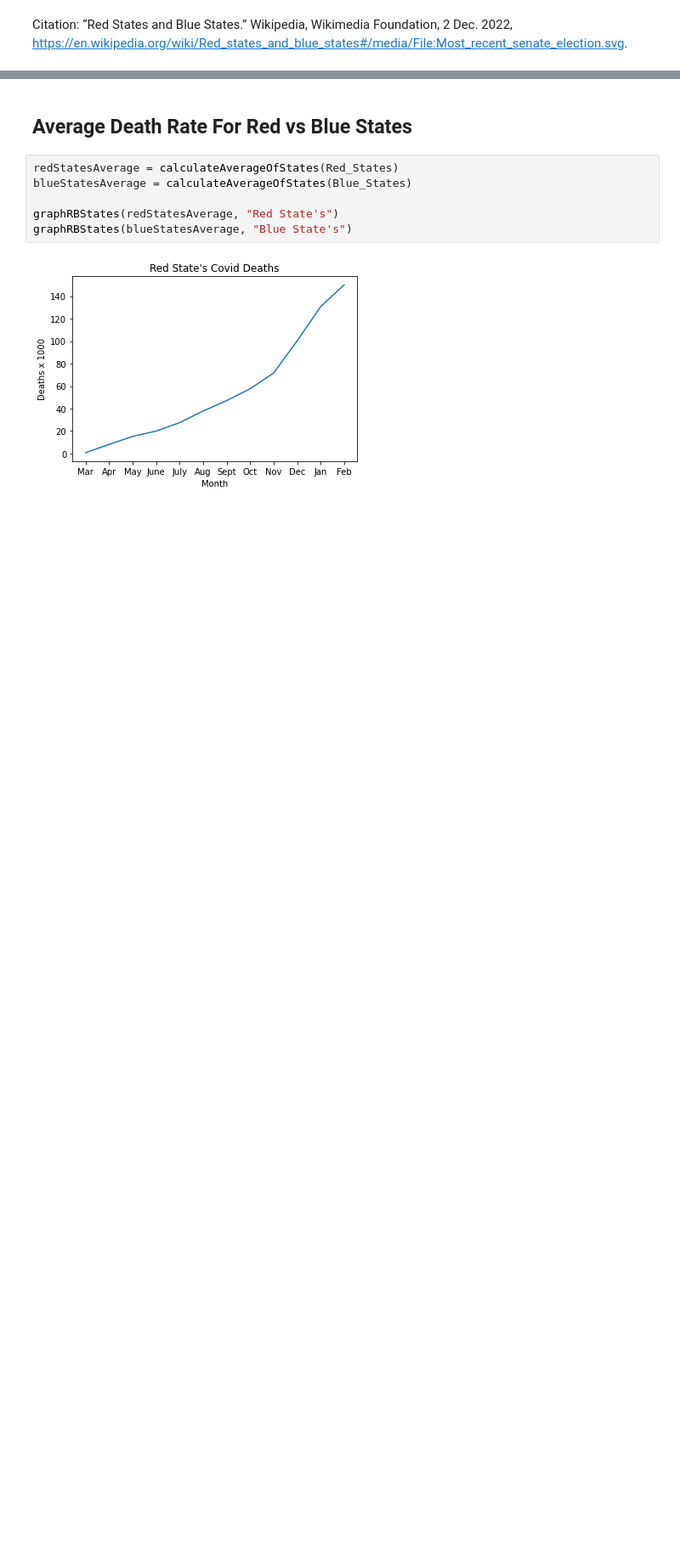
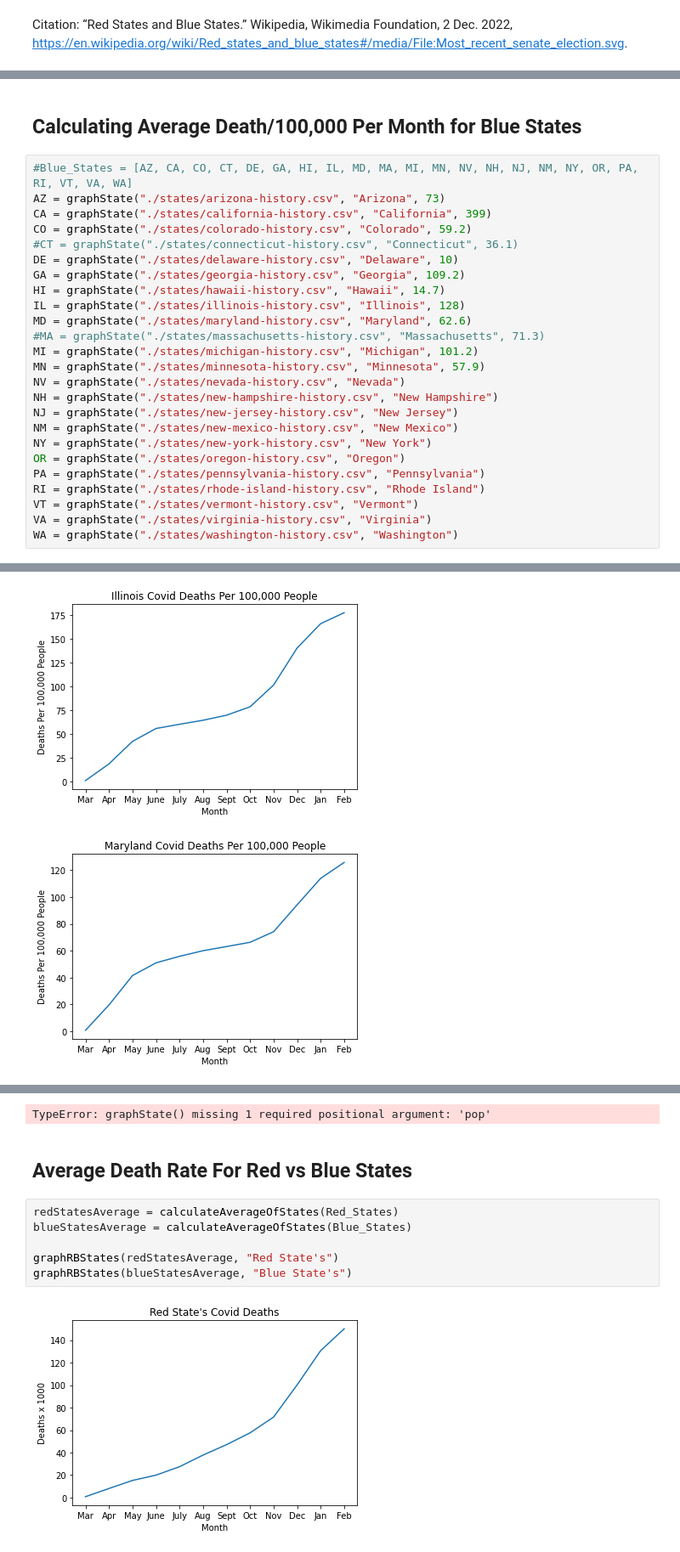
Before and after one commit to jfalconi-cavallini/Covid-Project, a Jupyter notebook: ProjectNotebook.ipynb, the cells around one changed output, grey strips where cells are left out. Shown at 85% size. Drawn from its saved outputs; the diff is of its cells as text; blank space fills up the shorter version.

```diff
--- a/ProjectNotebook.ipynb
+++ b/ProjectNotebook.ipynb
@@ -251,0 +298,28 @@ Blue_States = [AZ, CA, CO, DE, GA, HI, IL, ME, MD, MI, MN]
+# %% [markdown]
+## Calculating Average Death/100,000 Per Month for Blue States
+# %%
+#Blue_States = [AZ, CA, CO, CT, DE, GA, HI, IL, MD, MA, MI, MN, NV, NH, NJ, NM, NY, OR, PA, RI, VT, VA, WA]
+AZ = graphState("./states/arizona-history.csv", "Arizona", 73)
+CA = graphState("./states/california-history.csv", "California", 399)
+CO = graphState("./states/colorado-history.csv", "Colorado", 59.2)
+#CT = graphState("./states/connecticut-history.csv", "Connecticut", 36.1)
+DE = graphState("./states/delaware-history.csv", "Delaware", 10)
+GA = graphState("./states/georgia-history.csv", "Georgia", 109.2)
+HI = graphState("./states/hawaii-history.csv", "Hawaii", 14.7)
+IL = graphState("./states/illinois-history.csv", "Illinois", 128)
+MD = graphState("./states/maryland-history.csv", "Maryland", 62.6)
+#MA = graphState("./states/massachusetts-history.csv", "Massachusetts", 71.3)
+MI = graphState("./states/michigan-history.csv", "Michigan", 101.2)
+MN = graphState("./states/minnesota-history.csv", "Minnesota", 57.9)
+NV = graphState("./states/nevada-history.csv", "Nevada")
+NH = graphState("./states/new-hampshire-history.csv", "New Hampshire")
+NJ = graphState("./states/new-jersey-history.csv", "New Jersey")
+NM = graphState("./states/new-mexico-history.csv", "New Mexico")
+NY = graphState("./states/new-york-history.csv", "New York")
+OR = graphState("./states/oregon-history.csv", "Oregon")
+PA = graphState("./states/pennsylvania-history.csv", "Pennsylvania")
+RI = graphState("./states/rhode-island-history.csv", "Rhode Island")
+VT = graphState("./states/vermont-history.csv", "Vermont")
+VA = graphState("./states/virginia-history.csv", "Virginia")
+WA = graphState("./states/washington-history.csv", "Washington")
+# %% [output]
@@ -251,0 +332,2 @@ Blue_States = [AZ, CA, CO, DE, GA, HI, IL, ME, MD, MI, MN]
+[figure, added]
+[figure, added]
@@ -252,3 +336,4 @@ Blue_States = [AZ, CA, CO, DE, GA, HI, IL, ME, MD, MI, MN]
+TypeError: graphState() missing 1 required positional argument: 'pop'
 # %% [markdown]
 ## Average Death Rate For Red vs Blue States
 # %%
```
Also changed, not shown: parts of 11 cells of this notebook.
